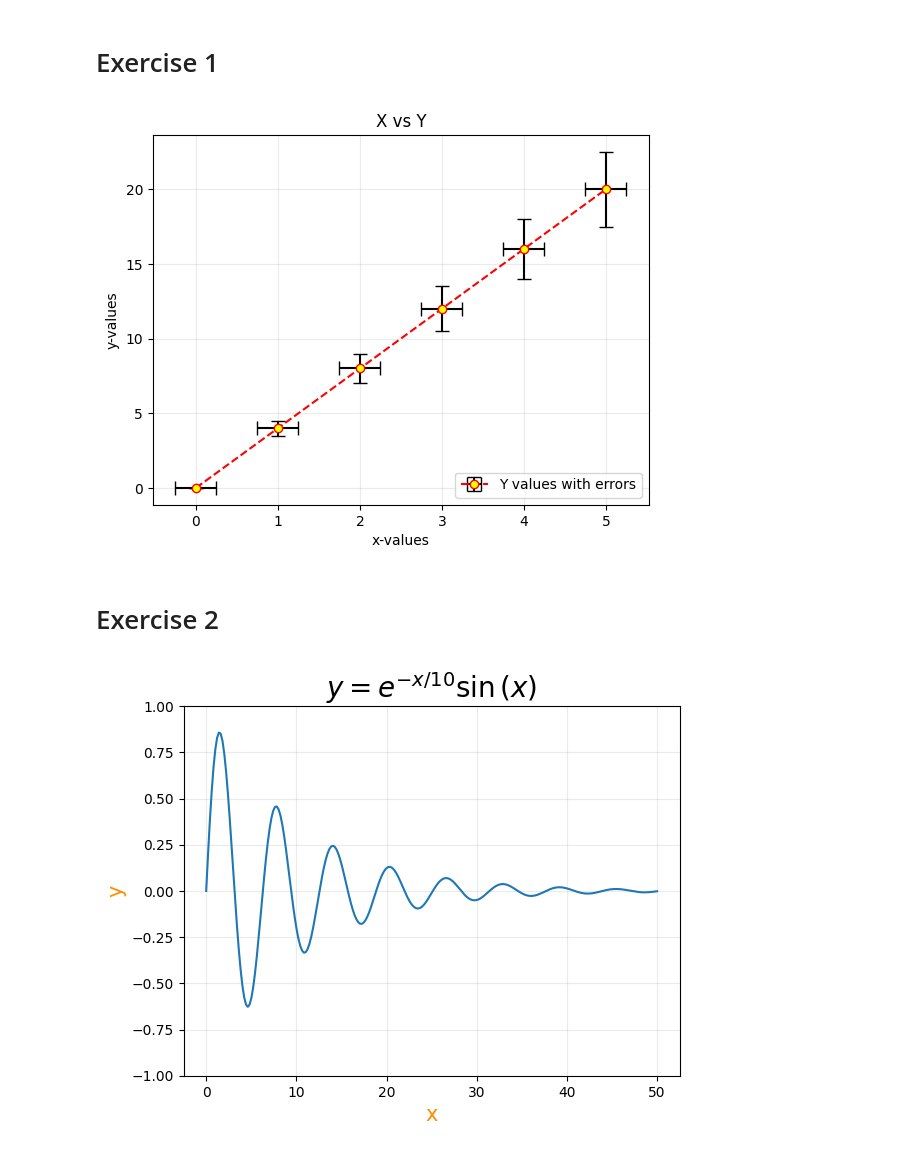
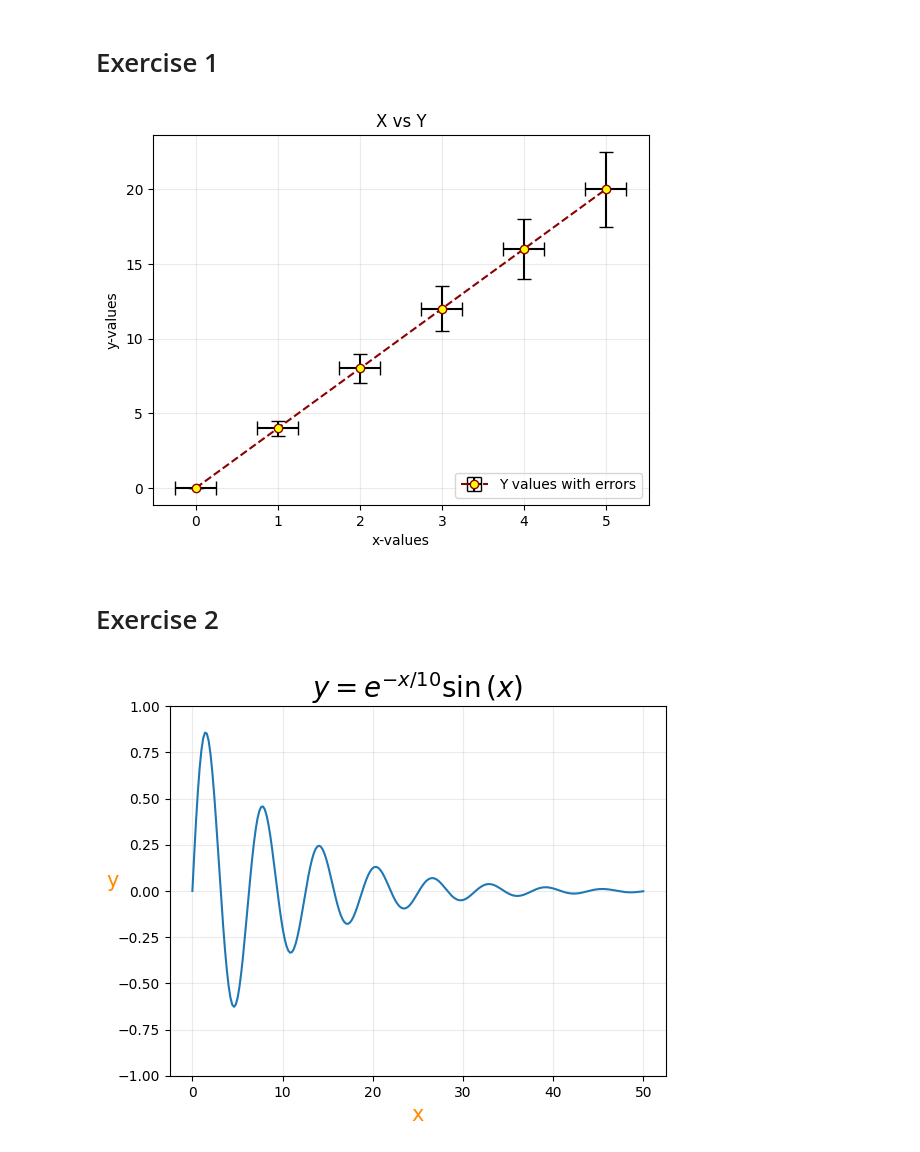
Before and after one commit to SPS-SP2273/learning-portfolio-shzhwo, a Jupyter notebook: 7.2_plotting__exercises/plotting_(need)_exercises.ipynb, the cells around one changed output. Cells and saved outputs as stored; diff of their text form; code cells hidden in the pictures.

```diff
--- a/7.2_plotting__exercises/plotting_(need)_exercises.ipynb
+++ b/7.2_plotting__exercises/plotting_(need)_exercises.ipynb
@@ -14,7 +14,7 @@ x_err = .25
 
 plt.errorbar(x, y,
              xerr=x_err, yerr=y_err,
-             color='red', linestyle='--',
+             color='darkred', linestyle='--',
              marker='o', markerfacecolor='yellow',
              ecolor='black',capsize=5,
              label='Y values with errors')
@@ -25,19 +25,22 @@ plt.grid(alpha=.25)
 plt.legend(loc='lower right')
 plt.show()
 # %% [output]
-[figure, old version]
+[figure, new version]
 # %% [markdown]
 # Exercise 2
 # %%
+import numpy as np
+import matplotlib.pyplot as plt
+
 x = np.linspace(0, 50, 250)
 y = np.exp(-x/10) * np.sin(x)
 
 plt.plot(x, y)
 plt.xlabel("x", fontsize=15, color="darkorange")
-plt.ylabel("y", fontsize=15, color="darkorange")
+plt.ylabel("y", fontsize=15, color="darkorange", rotation=0)
 plt.grid(alpha=.25)
 plt.title('$y=e^{-x/10}\\sin{(x)}$', fontsize=20)
 plt.ylim([-1, 1])
 plt.show()
 # %% [output]
-[figure, old version]
+[figure, new version]
```
